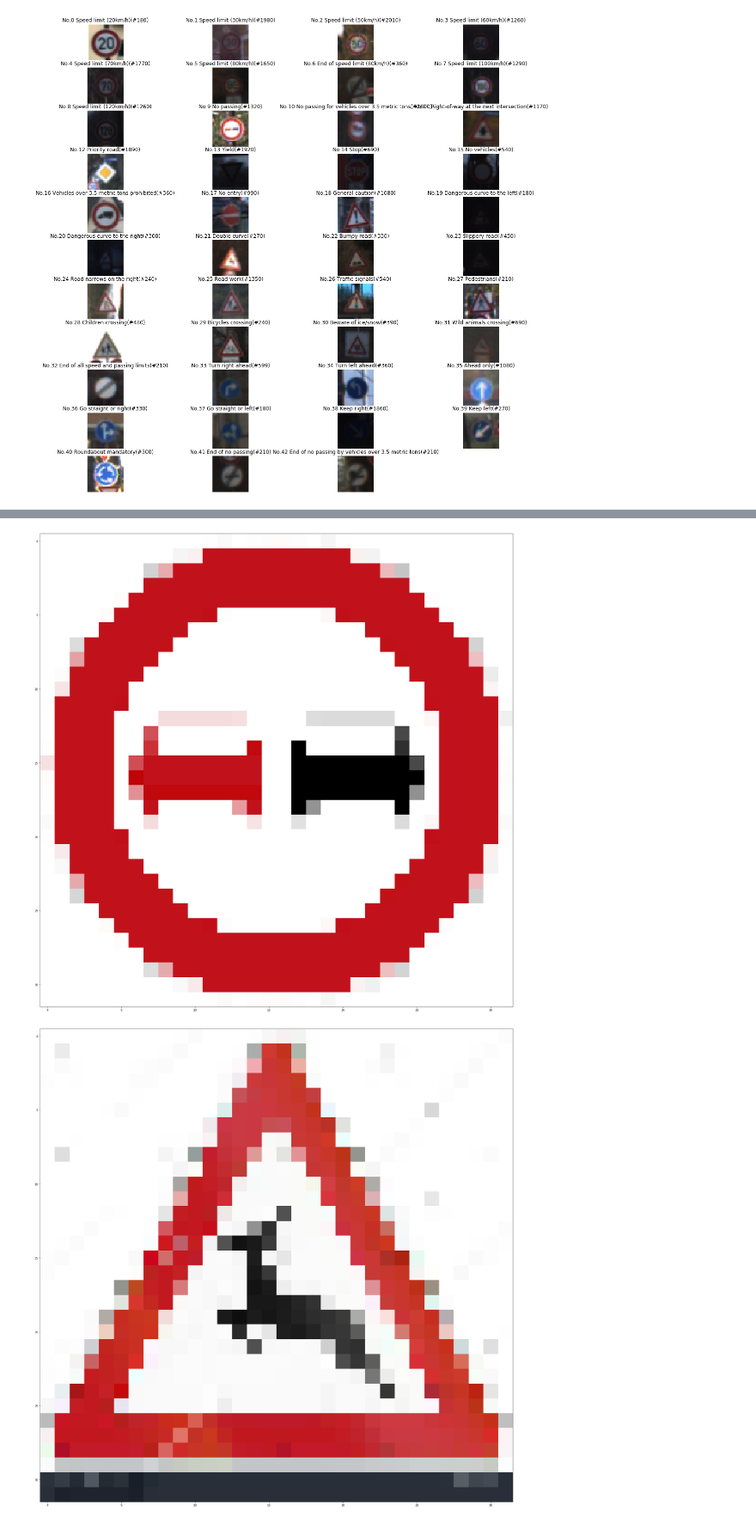
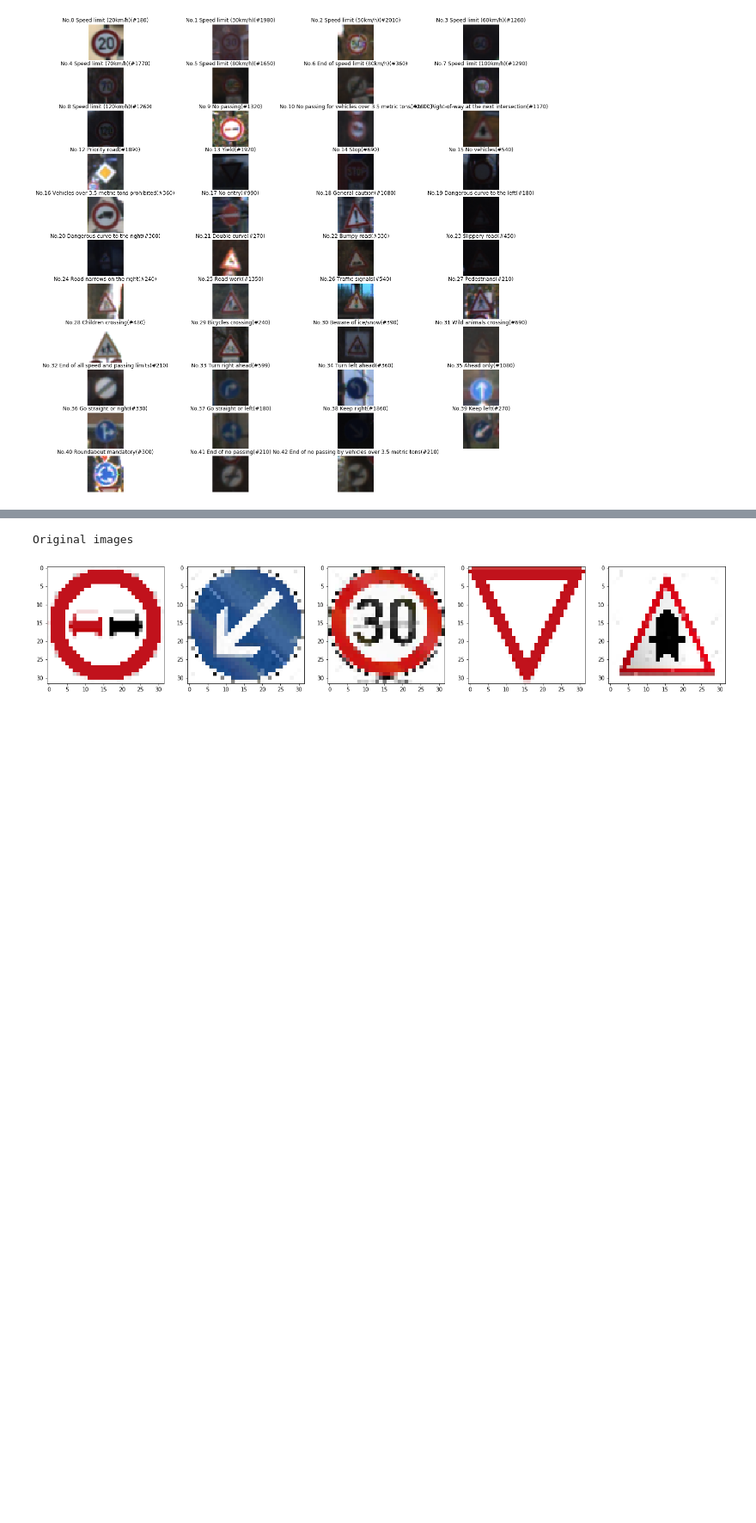
Before and after one commit to Vladimir-Lazic/CarND-Traffic-Sign-Classifier-Project, a Jupyter notebook: traffic_sign_classifier_project.ipynb, the cells around one changed output, grey strips where cells are left out. Shown: that part at 86% size. Cells and saved outputs as stored; diff of their text form; code cells hidden in the pictures; blank space fills up the shorter version.

Commit message:
Added new signs for model testing

```diff
--- a/traffic_sign_classifier_project.ipynb
+++ b/traffic_sign_classifier_project.ipynb
@@ -313,26 +319,31 @@ In the cells below I have addressed the rubric points regarding testing the mode
 # %%
 import matplotlib.image as mpimg
 
 sign_1 = './new_images/nopassing.png' # label : 9
-sign_2 = './new_images/wildanimals.jpeg' # label : 31
-sign_3 = './new_images/70.jpg' # label : 4
+sign_2 = './new_images/keepleft.jpg' # label : 39
+sign_3 = './new_images/speedlimit30.jpeg' # label : 1
 sign_4 = './new_images/yield.png' # label : 13
-sign_5 = './new_images/priorityroad.jpg' # label : 12
+sign_5 = './new_images/priorityroad.jpg' # label : 11
 
 new_signs = [sign_1, sign_2, sign_3, sign_4, sign_5]
 sign_images = []
-new_images_label = [9, 31, 4, 13, 12]
+new_images_label = [9, 39, 1, 13, 11]
 dst_size = (32,32)
 
-for sing in new_signs:
-    image = cv2.imread(sing)
+for sign in new_signs:
+    image = cv2.imread(sign)
     image = cv2.resize(image, dst_size)
     sign_images.append(image)
-    plt.rcParams['figure.figsize'] = dst_size
-    plt.figure()
-    plt.imshow(cv2.cvtColor(image, cv2.COLOR_BGR2RGB))
+
+fig = plt.figure(figsize=(150, 200))
+ax = []
+
+print('Original images')
+for i in range(len(sign_images)):
+    ax.append(fig.add_subplot(32, 32, i+1))
+    plt.imshow(cv2.cvtColor(sign_images[i], cv2.COLOR_BGR2RGB))
 
 images_grayscale = dataset_grayscale(sign_images)
 # %% [output]
+Original images
-[figure, old version]
+[figure, new version]
-[figure, removed]
```
Also changed, not shown: parts of 10 cells of this notebook.
